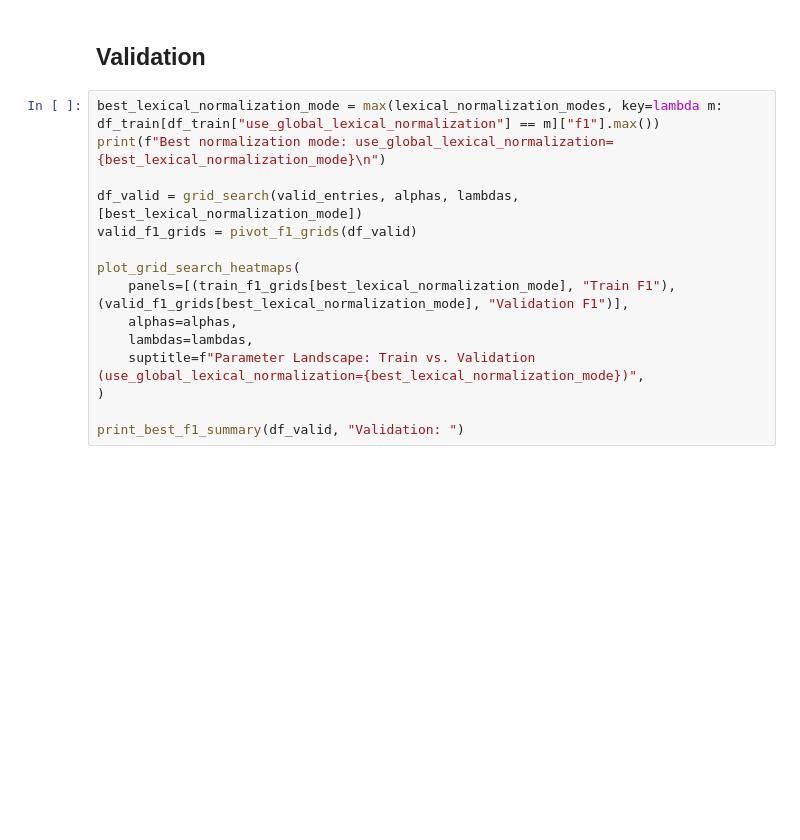
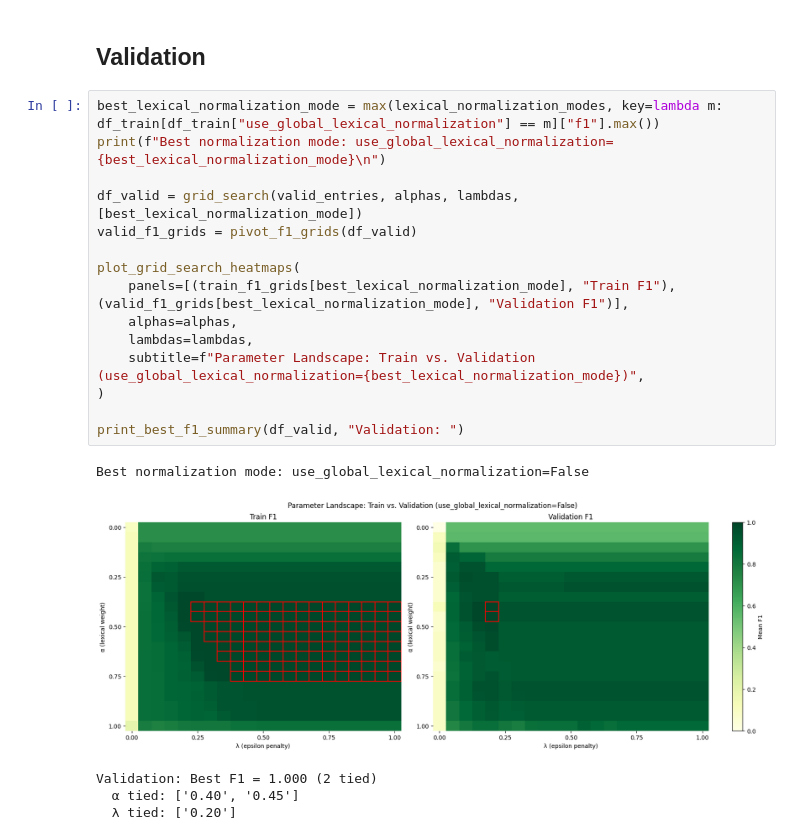
Before and after one commit to michamettler/BA-FS26_ciel_Mettler_Dialektanalyse, a Jupyter notebook: scripts/grid-search-bipartite-hyperparams.ipynb, the cells around one changed output. Drawn from its saved outputs; the diff is of its cells as text; blank space fills up the shorter version.

```diff
--- a/scripts/grid-search-bipartite-hyperparams.ipynb
+++ b/scripts/grid-search-bipartite-hyperparams.ipynb
@@ -87,15 +95,21 @@ for mode in lexical_normalization_modes:
 # %%
 best_lexical_normalization_mode = max(lexical_normalization_modes, key=lambda m: df_train[df_train["use_global_lexical_normalization"] == m]["f1"].max())
 print(f"Best normalization mode: use_global_lexical_normalization={best_lexical_normalization_mode}\n")
 
 df_valid = grid_search(valid_entries, alphas, lambdas, [best_lexical_normalization_mode])
 valid_f1_grids = pivot_f1_grids(df_valid)
 
 plot_grid_search_heatmaps(
     panels=[(train_f1_grids[best_lexical_normalization_mode], "Train F1"), (valid_f1_grids[best_lexical_normalization_mode], "Validation F1")],
     alphas=alphas,
     lambdas=lambdas,
-    suptitle=f"Parameter Landscape: Train vs. Validation (use_global_lexical_normalization={best_lexical_normalization_mode})",
+    subtitle=f"Parameter Landscape: Train vs. Validation (use_global_lexical_normalization={best_lexical_normalization_mode})",
 )
 
 print_best_f1_summary(df_valid, "Validation: ")
+# %% [output]
+Best normalization mode: use_global_lexical_normalization=False
+[figure, added]
+Validation: Best F1 = 1.000 (2 tied)
+  α tied: ['0.40', '0.45']
+  λ tied: ['0.20']
```
Also changed, not shown: parts of 1 cell of this notebook, 1 other file.
